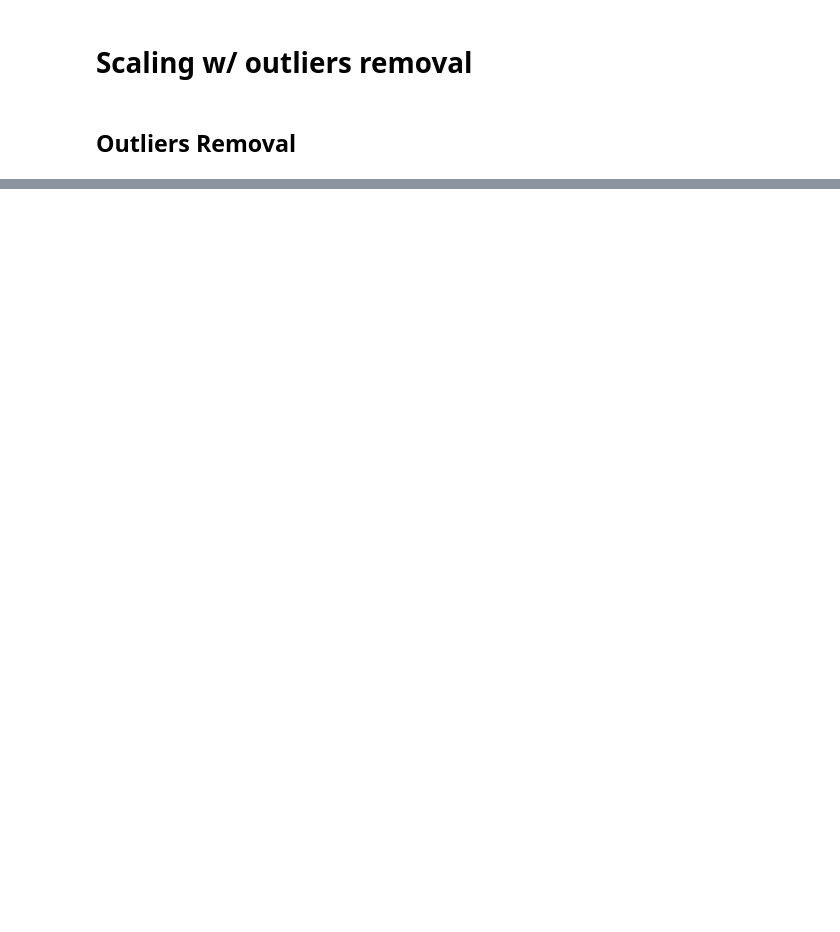
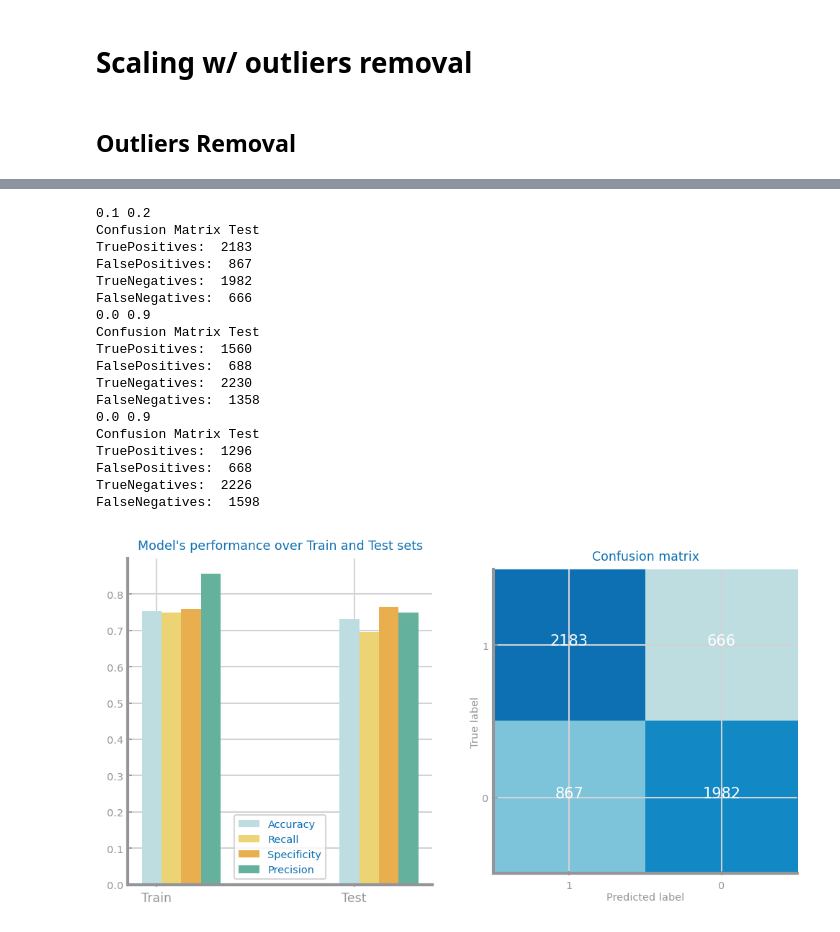
Before and after one commit to diogo-costa98/cdados, a Jupyter notebook: NaiveBayes/NaiveBayes_heart_failure.ipynb, the cells around one changed output, grey strips where cells are left out. Drawn from its saved outputs; the diff is of its cells as text; code cells hidden in the pictures; blank space fills up the shorter version.

```diff
--- a/NaiveBayes/NaiveBayes_heart_failure.ipynb
+++ b/NaiveBayes/NaiveBayes_heart_failure.ipynb
@@ -1562,0 +672,80 @@ def split_balanced(X,y,train_size):
+# %%
+#MultinomialNB cannot compute negative values.
+best_acc = 0
+under_fact = 0
+over_fact = 0
+threshold_fact = 0
+for threshold in range(0,3):
+
+    undersample_range = [x*0.1 for x in range(11)]
+    oversample_range = [x*0.1 for x in range(11)]
+    clf = MultinomialNB()
+    best = [[],[],[],[]]
+    best_acc = 0
+    under_fact = 0
+    over_fact = 0
+    for undersample in undersample_range:
+        for oversample in oversample_range:
+            total=[0,0,0,0]
+            total_trnY = []
+            total_tstY = []
+            total_prd_trn = []
+            total_prd_tst = []
+            for ix in range(100):
+                trnX, tstX, trnY, tstY = split_balanced(X, y, 0.7)
+                X_clean, y_clean = remove_outliers(trnX, trnY,threshold)
+                trnX: np.ndarray = X_clean.values
+                trnY: np.ndarray = y_clean.values
+                balanceX, balanceY = balancing(trnX, trnY, undersample, oversample)
+                for yi in balanceY:
+                    total_trnY.append(yi)
+                for yi in tstY:
+                    total_tstY.append(yi)
+                clf.fit(balanceX, balanceY)
+                prd_trn = clf.predict(balanceX)
+                prd_tst = clf.predict(tstX)
+                for prdi in prd_trn:
+                    total_prd_trn.append(prdi)
+                for prdi in prd_tst:
+                    total_prd_tst.append(prdi)
+                cnf_mtx_tst = metrics.confusion_matrix(tstY, prd_tst, labels)
+                tn, fp, fn, tp = cnf_mtx_tst.ravel()
+                total[0]+=tp
+                total[1]+=tn
+                total[2]+=fp
+                total[3]+=fn
+
+
+            avg_scores = (total[0]+total[1])/(total[0]+total[1]+total[2]+total[3])
+
+            if avg_scores > best_acc:
+                best[0] = copy.deepcopy(total_trnY)
+                best[1] = copy.deepcopy(total_tstY)
+                best[2] = copy.deepcopy(total_prd_trn)
+                best[3] = copy.deepcopy(total_prd_tst)
+                under_fact = undersample
+                over_fact = oversample
+                best_acc = avg_scores
+
+    print(under_fact,over_fact)
+    ds.plot_evaluation_results(pd.unique(y), best[0], best[2], best[1], best[3])
+# %% [output]
+0.1 0.2
+Confusion Matrix Test
+TruePositives:  2183
+FalsePositives:  867
+TrueNegatives:  1982
+FalseNegatives:  666
+0.0 0.9
+Confusion Matrix Test
+TruePositives:  1560
+FalsePositives:  688
+TrueNegatives:  2230
+FalseNegatives:  1358
+0.0 0.9
+Confusion Matrix Test
+TruePositives:  1296
+FalsePositives:  668
+TrueNegatives:  2226
+FalseNegatives:  1598
+[figure, added]
```
Also changed, not shown: parts of 51 cells of this notebook, 1 other file.
